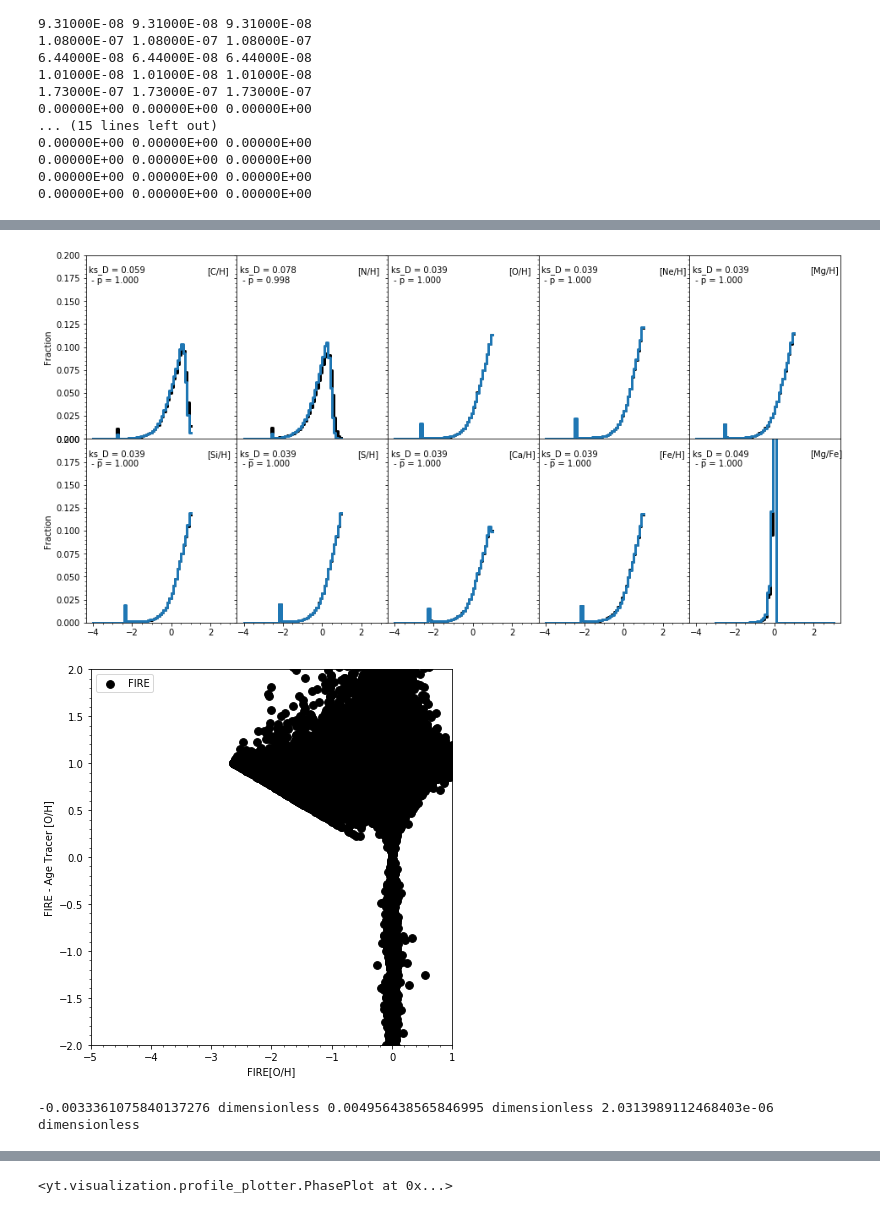
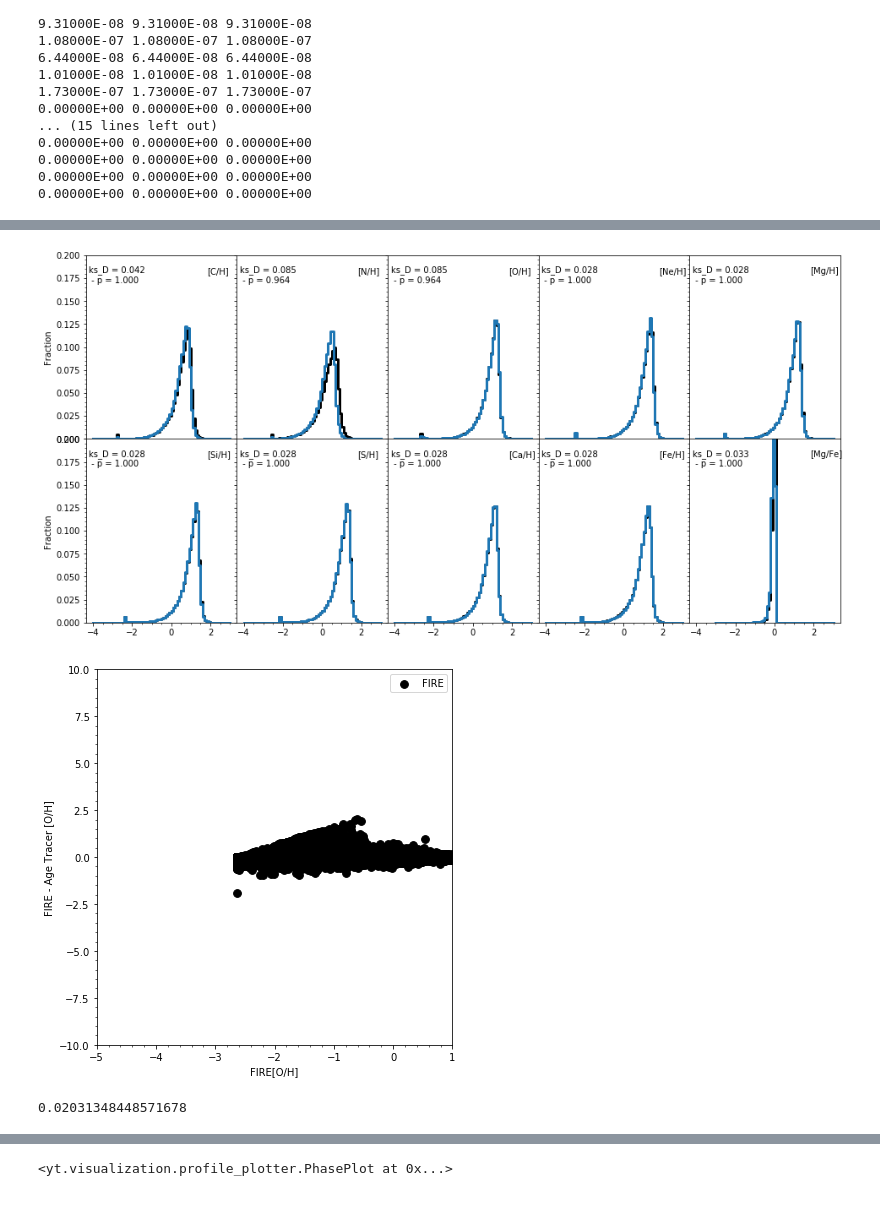
Before and after one commit to aemerick/galaxy_analysis, a Jupyter notebook: notebooks/age_tracers_comparison.ipynb, the cells around one changed output, grey strips where cells are left out. Drawn from its saved outputs; the diff is of its cells as text; code cells hidden in the pictures.

```diff
--- a/notebooks/age_tracers_comparison.ipynb
+++ b/notebooks/age_tracers_comparison.ipynb
@@ -29,7 +29,7 @@ wdir = "/home/aemerick/work/gizmo_runs/m12q_res5700_test/"
 age_bins = yield_model.get_bins(config_file = wdir + "/gizmo.out", binfile = wdir+"/age_bins.txt")
 
 
-Z = 1.0E-5
+Z = 1.0E-3
 FIRE_Z_scaling = True
 age_is_fraction = True
 
@@ -82,7 +82,7 @@ logH = np.log10(ds0.hubble_constant)
 0.00000E+00 0.00000E+00 0.00000E+00
 0.00000E+00 0.00000E+00 0.00000E+00
 # %%
-ds     = yt.load(wdir + 'output/snapshot_124.hdf5')
+ds     = yt.load(wdir + 'output/snapshot_172.hdf5')
 data   = ds.all_data()
 fields = ds.field_list
 
@@ -95,5 +95,8 @@ metals = np.unique([x[1] for x in ds.field_list if ((x[0] == 'PartType0') and ('
 
 print(np.min(data[('PartType0','particle_mass')].to('Msun')))
 M_norm = np.min(data[('PartType0','particle_mass')].to('Msun') )
+
+print(np.median(data[('PartType4','Metallicity_00')]))
+print(np.average(data[('PartType4','Metallicity_00')]))
 # %% [output]
 56538.21342723229 Msun
@@ -313,7 +320,7 @@ fig.subplots_adjust(wspace=0,hspace=0)
 
 xy = (0.8,0.90)
 
-def plot_ax(ax, e1, e2, data,db=0.1,amin=-4,amax=1):
+def plot_ax(ax, e1, e2, data,db=0.1,amin=-4,amax=3):
 
     bins, hist1 = MDF(e1,e2,data,amin,amax,age=False,dbin=db)
     ax.step(bins, hist1/(1.0*np.sum(hist1)), where='post',lw=3,color='black')
@@ -353,7 +360,7 @@ plt.minorticks_on()
 outname = simulation + '_stellar_MDFs.png'
 fig.savefig(outname)
 # %% [output]
-[figure, old version]
+[figure, new version]
 # %%
 #
 # Lets try and plot O / Fe vs Fe / H
@@ -366,39 +373,39 @@ x1e,x2e = "O","H"
 
 #y1, y2 = yield_model.elements.index(y1e), yield_model.elements.index(y2e)
 #x1, x2 = yield_model.elements.index(x1e), yield_model.elements.index(x2e)
 
 
 y1_vals = _get_abund(y1e,data)
 y2_vals = _get_abund(y2e,data)
 y1y2    = ca.abundance_ratio_array(y1e, y1_vals, y2e, y2_vals,
                                   input_type="abundance")
 x1_vals = _get_age_abund(x1e,data)
 x2_vals = _get_age_abund(x2e,data)
 x1x2    = ca.abundance_ratio_array(x1e, x1_vals, x2e, x2_vals,
                                    input_type = "abundance")
 
 fig, ax = plt.subplots()
 fig.set_size_inches(6,6)
 
-ax.scatter(y1y2, y1y2/x1x2, color = "black", s = 60, marker="o", label = "FIRE")
+ax.scatter(y1y2, y1y2-x1x2, color = "black", s = 60, marker="o", label = "FIRE")
 
 ax.set_ylabel("FIRE - Age Tracer [" + y1e + "/" + y2e + "]")
 ax.set_xlabel("FIRE[" + x1e + "/" + x2e + "]")
 
 ax.legend(loc='best')
 
 ax.set_xlim(-5,1)
 #ax.set_ylim(ax.get_xlim())
-ax.set_ylim(-2,2)
+ax.set_ylim(-10,10)
 #ax.plot([-100,100],[-100,100])
 
 plt.minorticks_on()
 plt.tight_layout()
 # %% [output]
-[figure, old version]
+[figure, new version]
-# %%
-x = y1_vals - x1_vals
-
-print(np.min(x),np.max(x),np.average(x))
-# %% [output]
--0.0033361075840137276 dimensionless 0.004956438565846995 dimensionless 2.0313989112468403e-06 dimensionless
+# %%
+diff = y1y2-x1x2
+
+print(np.size(diff[np.abs(diff)>0.1])/ (1.0*np.size(diff)))
+# %% [output]
+0.02031348448571678
```
Also changed, not shown: parts of 7 cells of this notebook.
